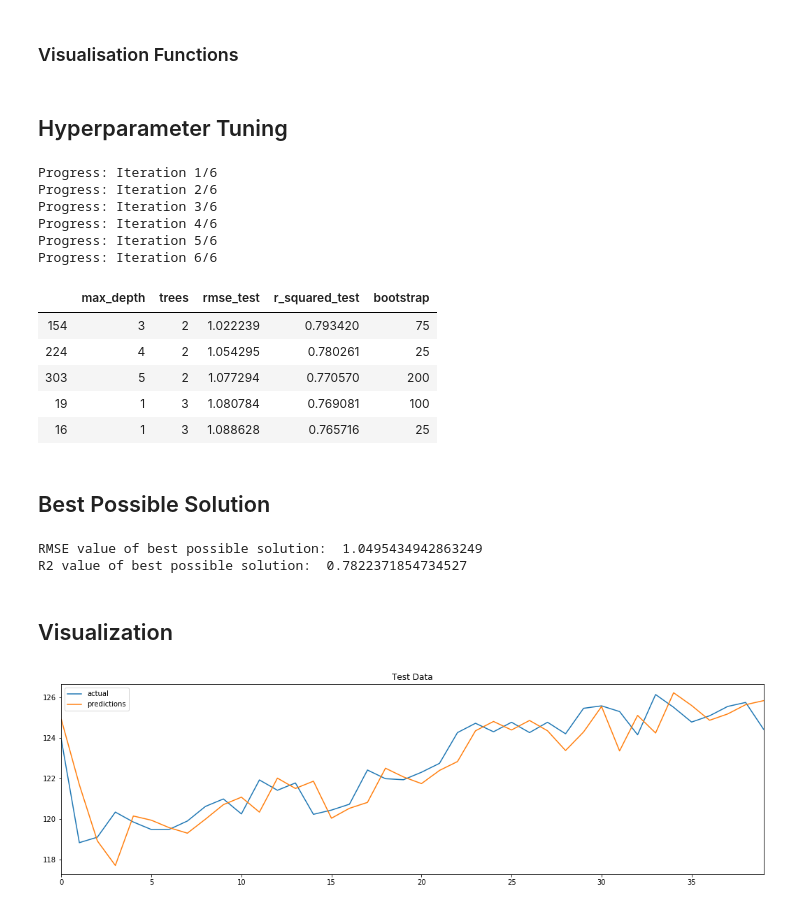
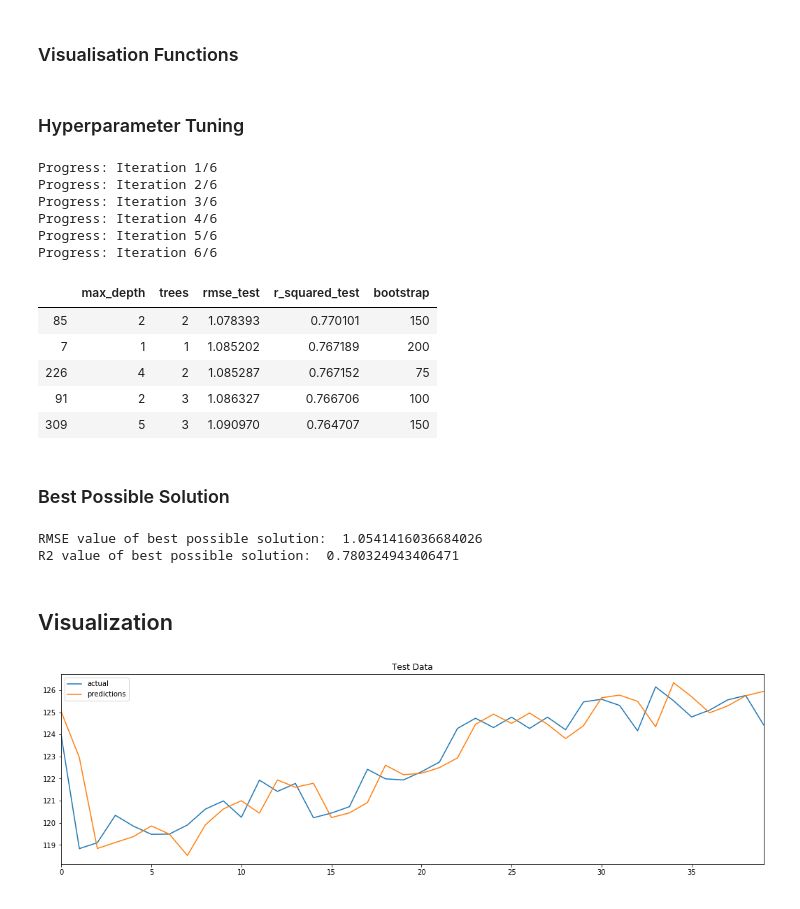
Before and after one commit to parthrana34/Machine-Learning-in-Finance, a Jupyter notebook: Dashboard/Shaishav/RF_V02.ipynb, the cells around one changed output. Cells and saved outputs as stored; diff of their text form; code cells hidden in the pictures.

```diff
--- a/Dashboard/Shaishav/RF_V02.ipynb
+++ b/Dashboard/Shaishav/RF_V02.ipynb
@@ -379,5 +384,5 @@ def cal_rmse(predictions, labels):
 # %% [markdown]
-## Hyperparameter Tuning
+### Hyperparameter Tuning
 # %%
 grid_search = {"max_depth": [], "trees": [], "rmse_test": [], "r_squared_test": [], "bootstrap": [] }
 for max_depth in range(1, 7):
@@ -389,7 +394,7 @@ for max_depth in range(1, 7):
             df_pred["Open_pred"] = df_pred.predictions + df_test.Open.shift(1).reset_index(drop=True)
             df_pred = df_pred.dropna().reset_index(drop=True)
 
-            rmse_test = cal_rmse(list(df_pred.Open_pred.values), list(df_pred.Open_Act.values))
+            rmse_test = calculate_rmse(list(df_pred.Open_pred.values), list(df_pred.Open_Act.values))
             r_squared_test = calculate_r_squared(df_pred.Open_pred, df_pred.Open_Act)
 
             grid_search["max_depth"].append(max_depth)
@@ -410,31 +415,27 @@ Progress: Iteration 4/6
 Progress: Iteration 5/6
 Progress: Iteration 6/6
 |  | max_depth | trees | rmse_test | r_squared_test | bootstrap |
-| 154 | 3 | 2 | 1.022239 | 0.793420 | 75 |
-| 224 | 4 | 2 | 1.054295 | 0.780261 | 25 |
-| 303 | 5 | 2 | 1.077294 | 0.770570 | 200 |
-| 19 | 1 | 3 | 1.080784 | 0.769081 | 100 |
-| 16 | 1 | 3 | 1.088628 | 0.765716 | 25 |
+| 85 | 2 | 2 | 1.078393 | 0.770101 | 150 |
+| 7 | 1 | 1 | 1.085202 | 0.767189 | 200 |
+| 226 | 4 | 2 | 1.085287 | 0.767152 | 75 |
+| 91 | 2 | 3 | 1.086327 | 0.766706 | 100 |
+| 309 | 5 | 3 | 1.090970 | 0.764707 | 150 |
 # %% [markdown]
-## Best Possible Solution
+### Best Possible Solution
 # %%
-while True:
-    forest = random_forest_algorithm(df_train, n_trees=2, n_bootstrap= 75, n_features=3, dt_max_depth=3)
-    delta_Open_pred = random_forest_predictions(df_test, forest)
-    df_pred = pd.DataFrame(list(zip(delta_Open_pred,df_test.label.values, df_test.Open.values)), columns = ["predictions","Actual","Open_Act"])
-    df_pred["Open_pred"] = df_pred.predictions + df_test.Open.shift(1).reset_index(drop=True)
-    df_pred = df_pred.dropna().reset_index(drop=True)
+forest = random_forest_algorithm(df_train, n_trees=2, n_bootstrap= 150, n_features=3, dt_max_depth=2)
+delta_Open_pred = random_forest_predictions(df_test, forest)
+df_pred = pd.DataFrame(list(zip(delta_Open_pred,df_test.label.values, df_test.Open.values)), columns = ["predictions","Actual","Open_Act"])
+df_pred["Open_pred"] = df_pred.predictions + df_test.Open.shift(1).reset_index(drop=True)
+df_pred = df_pred.dropna().reset_index(drop=True)
 
-    rmse_test = cal_rmse(list(df_pred.Open_pred.values), list(df_pred.Open_Act.values))
-    r_squared_test = calculate_r_squared(df_pred.Open_pred, df_pred.Open_Act)
-
-    if r_squared_test > 0.78:
-        break
+rmse_test = calculate_rmse(list(df_pred.Open_pred.values), list(df_pred.Open_Act.values))
+r_squared_test = calculate_r_squared(df_pred.Open_pred, df_pred.Open_Act)
 
 print("RMSE value of best possible solution: ",rmse_test)
 print("R2 value of best possible solution: ",r_squared_test)
 # %% [output]
-RMSE value of best possible solution:  1.0495434942863249
-R2 value of best possible solution:  0.7822371854734527
+RMSE value of best possible solution:  1.0541416036684026
+R2 value of best possible solution:  0.780324943406471
 # %% [markdown]
 ## Visualization
@@ -447,5 +442,4 @@ def create_plot(predictions, labels, title):
 # %%
 create_plot(list(df_pred.Open_pred.values), list(df_pred.Open_Act.values), title="Test Data")
-plt.xlim(pd.to_datetime("2019-11-01"), pd.to_datetime("2019-11-01"));
 # %% [output]
-[figure, old version]
+[figure, new version]
```
Also changed, not shown: parts of 5 cells of this notebook, 1 other file.
